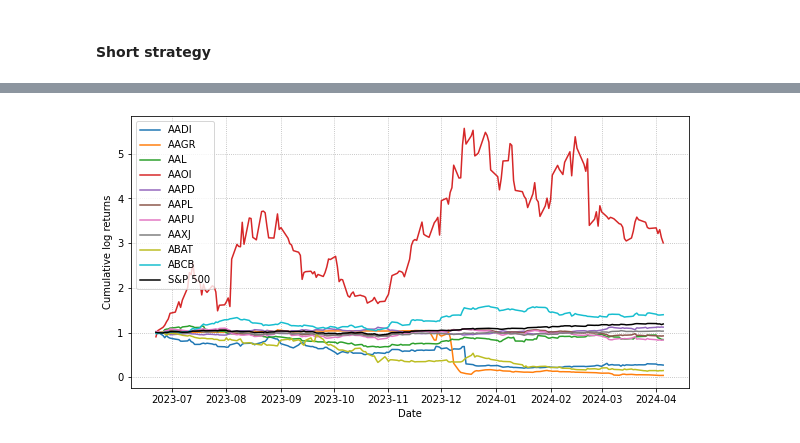
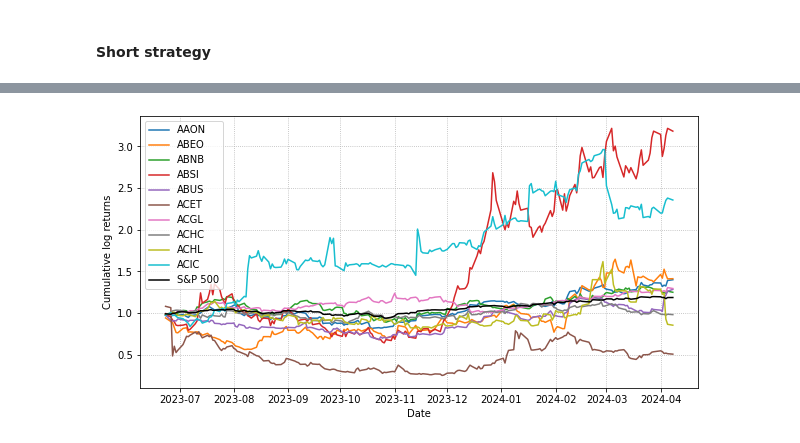
Before and after one commit to JoaoLuis92/Investments, a Jupyter notebook: Investments.ipynb, the cells around one changed output, grey strips where cells are left out. Drawn from its saved outputs; the diff is of its cells as text; code cells hidden in the pictures.

```diff
--- a/Investments.ipynb
+++ b/Investments.ipynb
@@ -193,4 +170,4 @@ spx_df.CLR.plot()
 # %%
-compare_stocks(Stock_lists.weak_stocks[0:10])
+compare_stocks(Stock_lists.strong_stocks[0:10])
 # %% [output]
-[figure, old version]
+[figure, new version]
```
Also changed, not shown: parts of 29 cells of this notebook, 13 other files.
